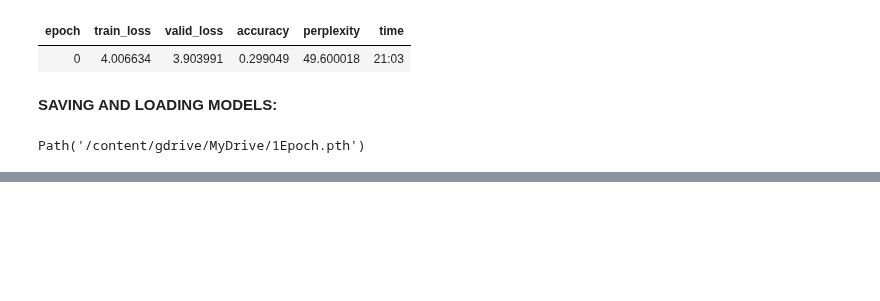
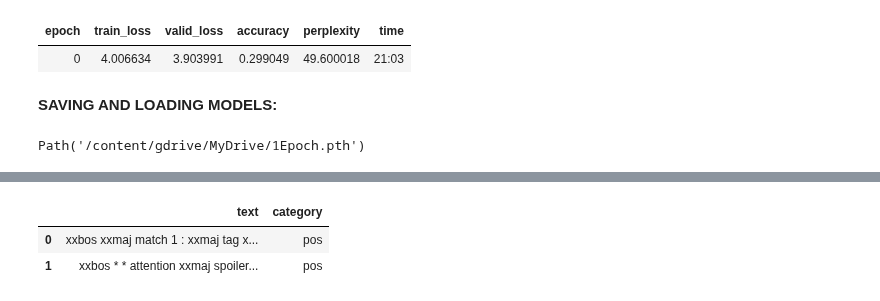
Before and after one commit to ThinamXx/Fastai, a Jupyter notebook: 9. Natural Language Processing/NLP.ipynb, the cells around one changed output, grey strips where cells are left out. Saved outputs shown, nothing was run; the diff lists cells and outputs as text; code cells hidden in the pictures; blank space fills up the shorter version.

```diff
--- a/9. Natural Language Processing/NLP.ipynb
+++ b/9. Natural Language Processing/NLP.ipynb
@@ -199,0 +242,15 @@ learn = learn.load("/content/gdrive/MyDrive/1Epoch")          # Loading the Mode
+# %%
+#@ INITIALIZING DATALOADERS:
+db_clas = DataBlock(blocks=(TextBlock.from_folder(path, vocab=dls_lm.vocab),        # Initializing Text Blocks.
+                            CategoryBlock),                                         # Initializing Category Block.
+                    get_y=parent_label,                                             # Getting Target.
+                    get_items=partial(get_text_files,folders=["train","test"]),     # Getting Text Files.
+                    splitter=GrandparentSplitter(valid_name="test"))                # Splitting the Data.
+dls_clas = db_clas.dataloaders(path, path=path, bs=128, seq_len=72)                 # Initializing DataLoaders.
+
+#@ INSPECTING THE BATCHES:
+dls_clas.show_batch(max_n=2)                                                        # Inspection.
+# %% [output]
+|  | text | category |
+| 0 | xxbos xxmaj match 1 : xxmaj tag x... | pos |
+| 1 | xxbos * * attention xxmaj spoiler... | pos |
```
Also changed, not shown: parts of 25 cells of this notebook.
